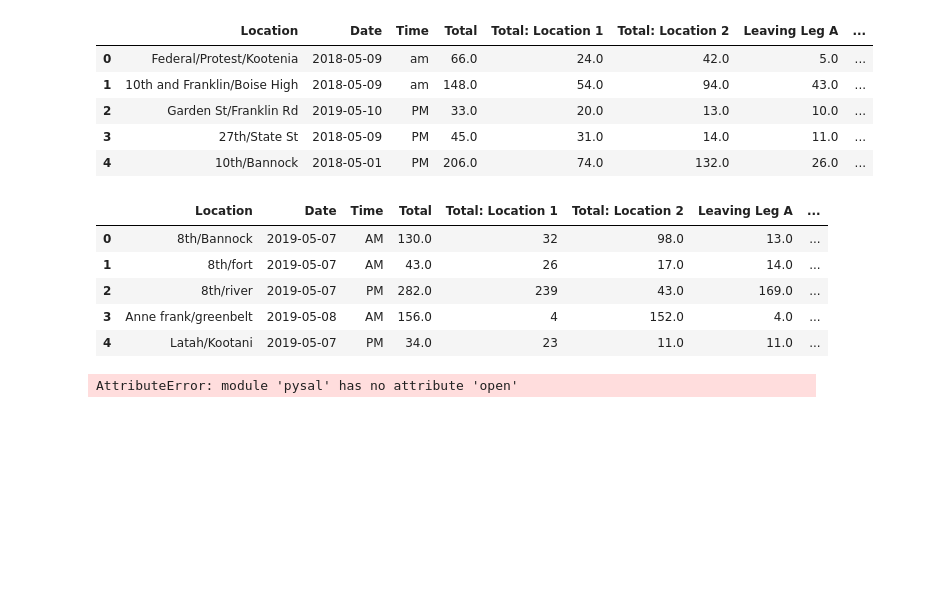
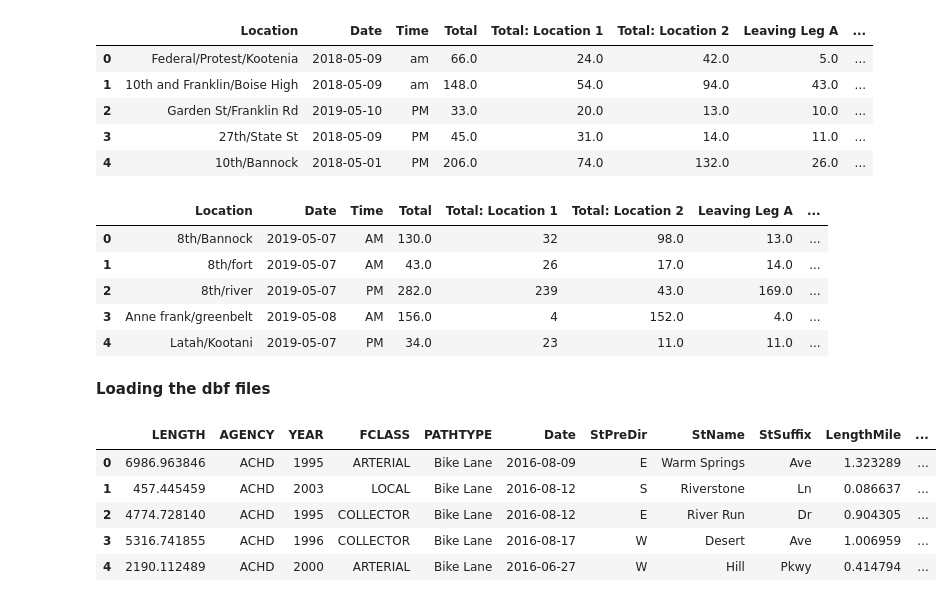
Before and after one commit to mikestefancic/TVCA, a Jupyter notebook: tvca-explore.ipynb, the cells around one changed output. Cells and saved outputs as stored; diff of their text form; code cells hidden in the pictures; blank space fills up the shorter version.

```diff
--- a/tvca-explore.ipynb
+++ b/tvca-explore.ipynb
@@ -193,4 +178,16 @@ def dbf2DF(dbfile, upper=True): #Reads in DBF files and returns Pandas DF
-# %%
-df = dbf2DF('Bike\ Data\ \(CS\ 533\)\ACHD\ Traffic\ Counts.dbf')
-# %% [output]
-AttributeError: module 'pysal' has no attribute 'open'
+# %% [markdown]
+**Loading the dbf files**
+# %%
+bike_dbf = Dbf5('bike.dbf')
+funclass_dbf = Dbf5('Funclass.dbf')
+ACHD_dbf = Dbf5('ACHD Traffic Counts.dbf')
+# %%
+bike_DF = bike_dbf.to_dataframe()
+bike_DF.head()
+# %% [output]
+|  | LENGTH | AGENCY | YEAR | FCLASS | PATHTYPE | Date | StPreDir | StName | StSuffix | LengthMile | ... |
+| 0 | 6986.963846 | ACHD | 1995 | ARTERIAL | Bike Lane | 2016-08-09 | E | Warm Springs | Ave | 1.323289 | ... |
+| 1 | 457.445459 | ACHD | 2003 | LOCAL | Bike Lane | 2016-08-12 | S | Riverstone | Ln | 0.086637 | ... |
+| 2 | 4774.728140 | ACHD | 1995 | COLLECTOR | Bike Lane | 2016-08-12 | E | River Run | Dr | 0.904305 | ... |
+| 3 | 5316.741855 | ACHD | 1996 | COLLECTOR | Bike Lane | 2016-08-17 | W | Desert | Ave | 1.006959 | ... |
+| 4 | 2190.112489 | ACHD | 2000 | ARTERIAL | Bike Lane | 2016-06-27 | W | Hill | Pkwy | 0.414794 | ... |
```
Also changed, not shown: parts of 5 cells of this notebook, 3 other files.
